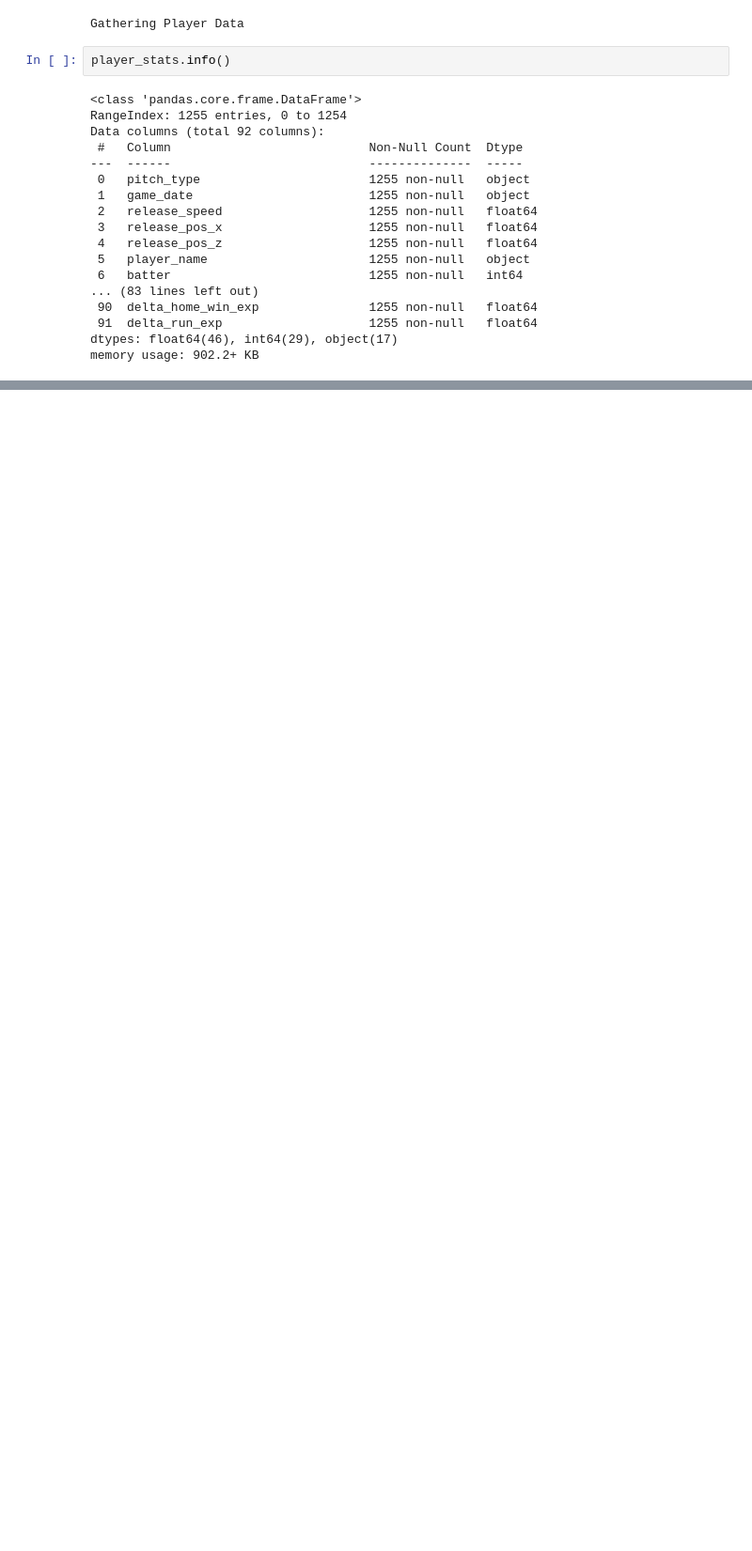
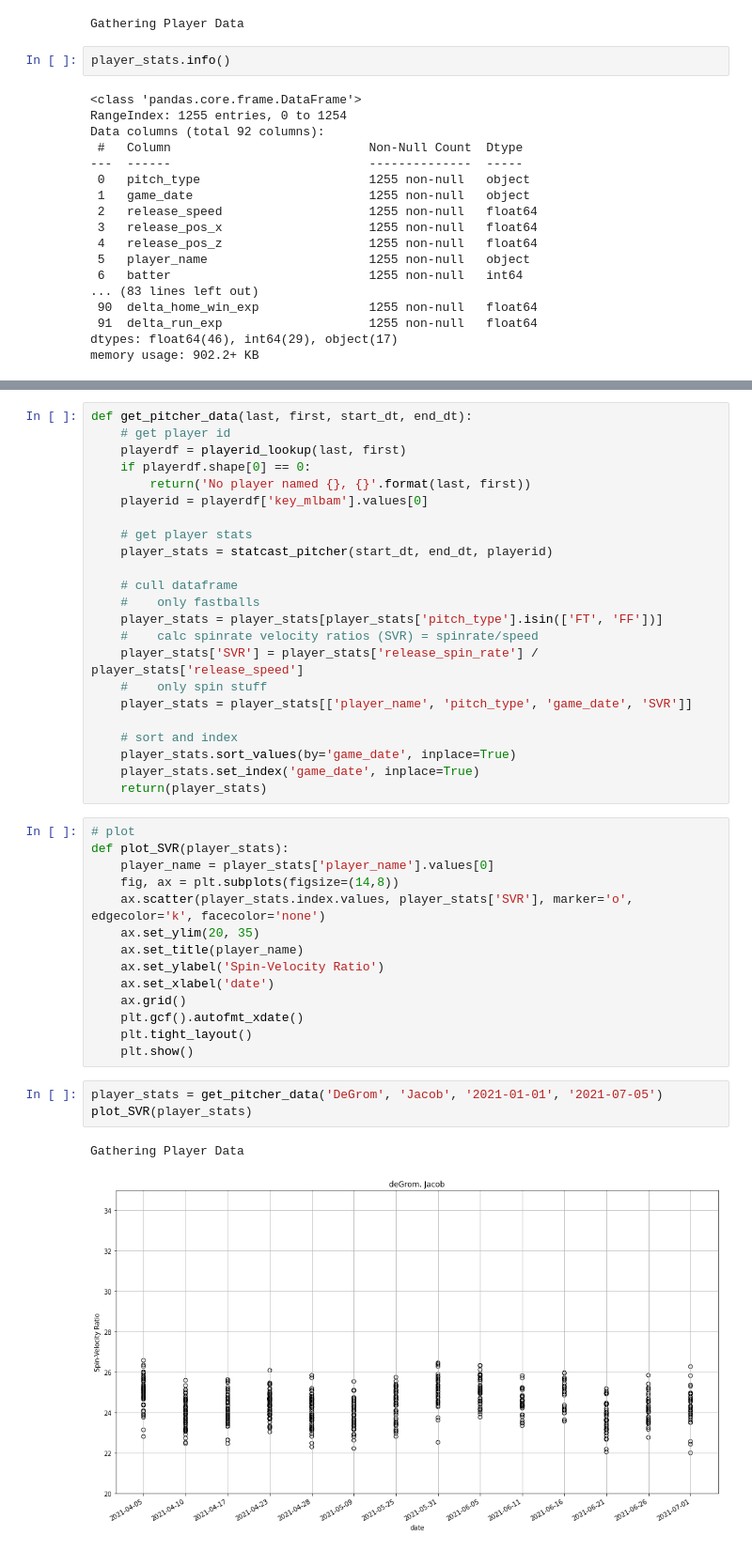
Before and after one commit to dsmcgraw/mlb_spin_rate, a Jupyter notebook: mlb_spin_rate_EDA.ipynb, the cells around one changed output, grey strips where cells are left out. Shown: that part at 94% size. Cells and saved outputs as stored; diff of their text form; blank space fills up the shorter version.

```diff
--- a/mlb_spin_rate_EDA.ipynb
+++ b/mlb_spin_rate_EDA.ipynb
@@ -75,0 +93,43 @@ X.shape
+# %%
+def get_pitcher_data(last, first, start_dt, end_dt):
+    # get player id
+    playerdf = playerid_lookup(last, first)
+    if playerdf.shape[0] == 0:
+        return('No player named {}, {}'.format(last, first))
+    playerid = playerdf['key_mlbam'].values[0]
+
+    # get player stats
+    player_stats = statcast_pitcher(start_dt, end_dt, playerid)
+
+    # cull dataframe
+    #    only fastballs
+    player_stats = player_stats[player_stats['pitch_type'].isin(['FT', 'FF'])]
+    #    calc spinrate velocity ratios (SVR) = spinrate/speed
+    player_stats['SVR'] = player_stats['release_spin_rate'] / player_stats['release_speed']
+    #    only spin stuff
+    player_stats = player_stats[['player_name', 'pitch_type', 'game_date', 'SVR']]
+
+    # sort and index
+    player_stats.sort_values(by='game_date', inplace=True)
+    player_stats.set_index('game_date', inplace=True)
+    return(player_stats)
+# %%
+# plot
+def plot_SVR(player_stats):
+    player_name = player_stats['player_name'].values[0]
+    fig, ax = plt.subplots(figsize=(14,8))
+    ax.scatter(player_stats.index.values, player_stats['SVR'], marker='o', edgecolor='k', facecolor='none')
+    ax.set_ylim(20, 35)
+    ax.set_title(player_name)
+    ax.set_ylabel('Spin-Velocity Ratio')
+    ax.set_xlabel('date')
+    ax.grid()
+    plt.gcf().autofmt_xdate()
+    plt.tight_layout()
+    plt.show()
+# %%
+player_stats = get_pitcher_data('DeGrom', 'Jacob', '2021-01-01', '2021-07-05')
+plot_SVR(player_stats)
+# %% [output]
+Gathering Player Data
+[figure, added]
```
Also changed, not shown: parts of 10 cells of this notebook.
